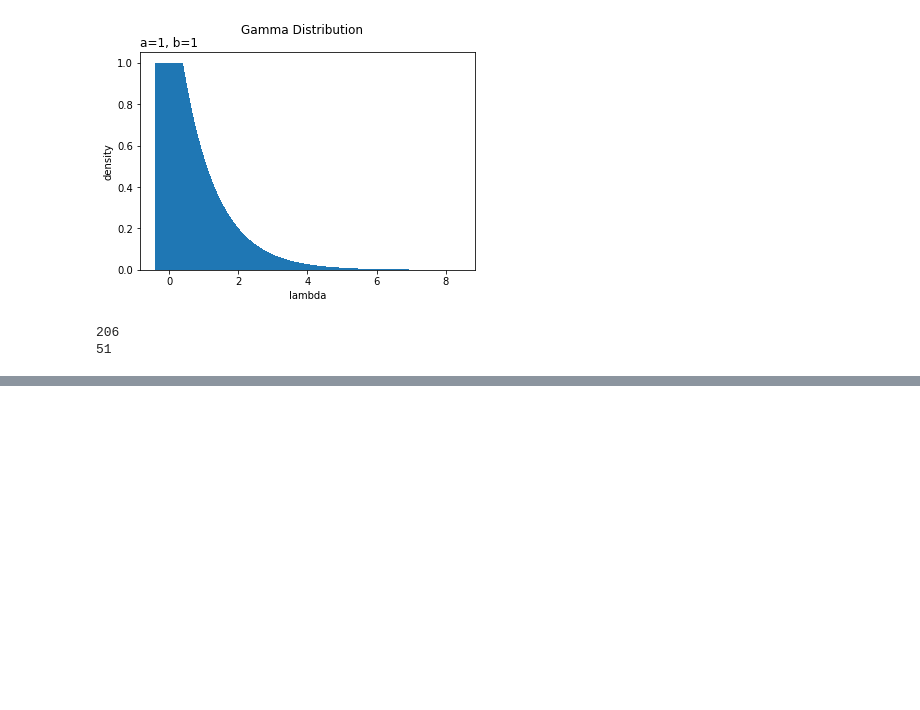
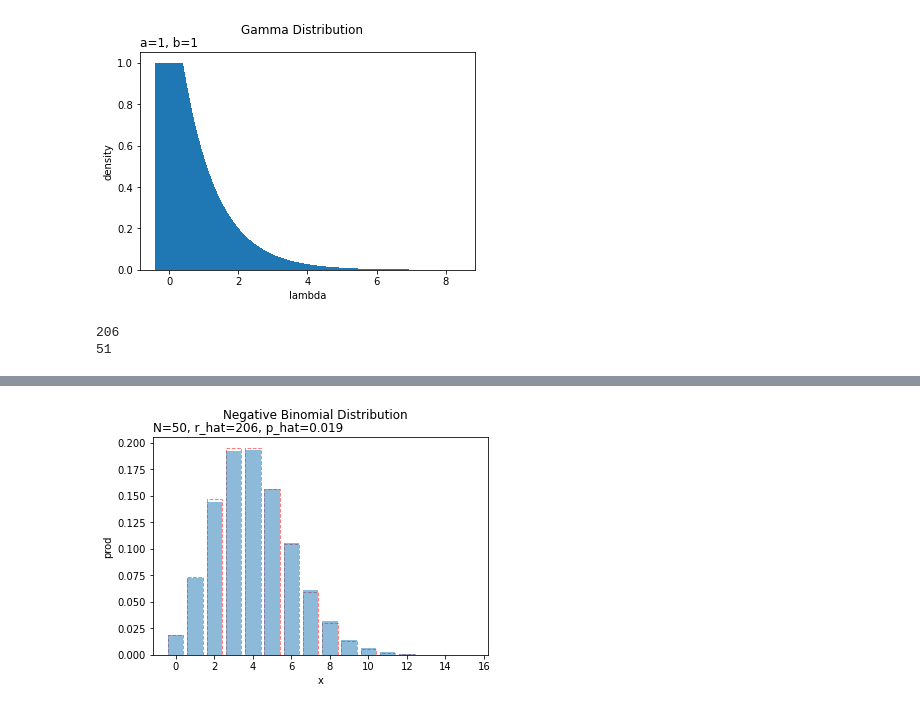
Before and after one commit to akiabe/bayesian-ml_intro, a Jupyter notebook: notebooks/poisson.ipynb, the cells around one changed output, grey strips where cells are left out. Cells and saved outputs as stored; diff of their text form; code cells hidden in the pictures; blank space fills up the shorter version.

```diff
--- a/notebooks/poisson.ipynb
+++ b/notebooks/poisson.ipynb
@@ -106,0 +170,26 @@ print(b_hat)
+# %%
+plt.bar(
+    x=x_line,
+    height=true_model,
+    label='true',
+    alpha=0.5,
+    color='white',
+    edgecolor='red',
+    linestyle='--',
+)
+plt.bar(
+    x=x_line,
+    height=predict,
+    label='predict',
+    alpha=0.5,
+)
+plt.xlabel('x')
+plt.ylabel('prod')
+plt.suptitle('Negative Binomial Distribution')
+plt.title(
+    f'N={N}, r_hat={r_hat}, p_hat={np.round(p_hat, 3)}',
+    loc='left',
+)
+plt.show()
+# %% [output]
+[figure, added]
```
Also changed, not shown: parts of 5 cells of this notebook.
